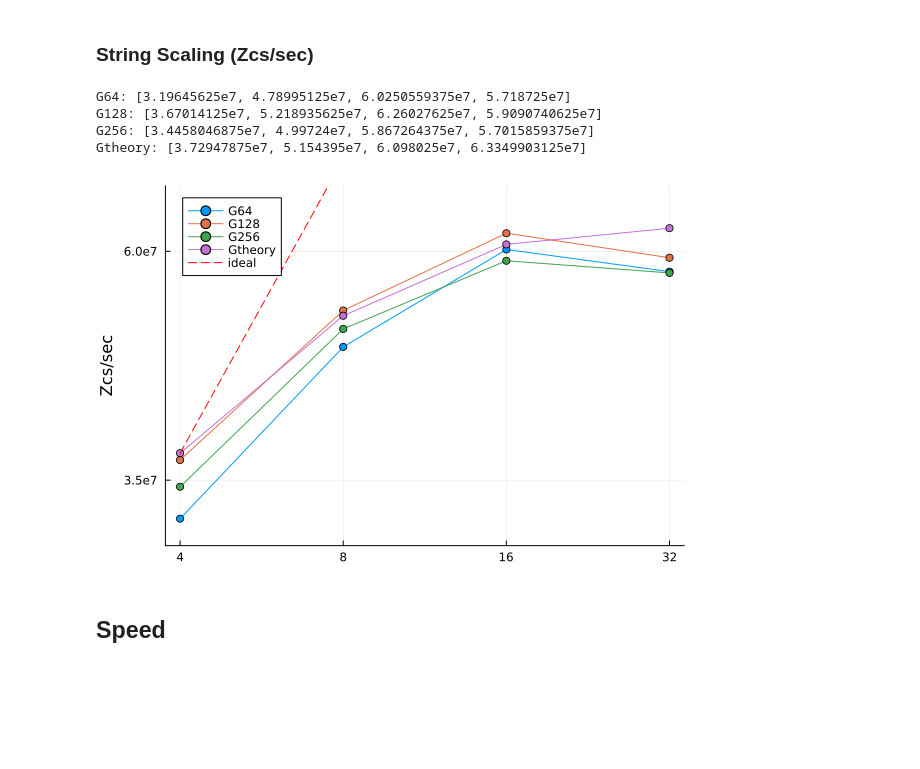
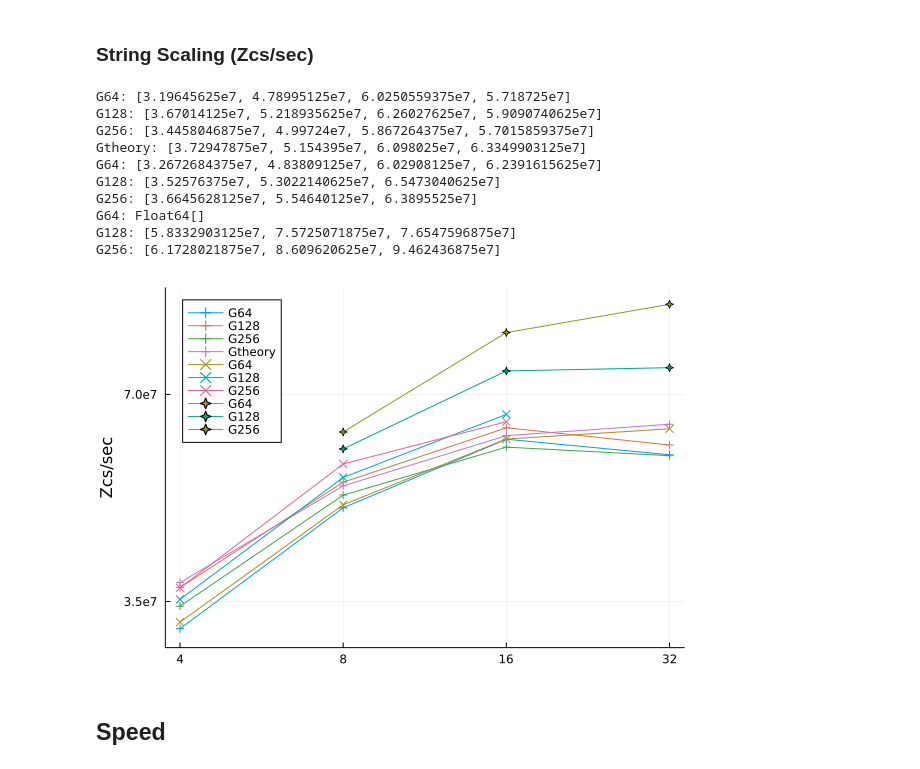
Before and after one commit to lwJi/ETK-Scaling-Tests, a Jupyter notebook: vista/ipynb/bbhDisk-Cowling.ipynb, the cells around one changed output. Cells and saved outputs as stored; diff of their text form; code cells hidden in the pictures; blank space fills up the shorter version.

```diff
--- a/vista/ipynb/bbhDisk-Cowling.ipynb
+++ b/vista/ipynb/bbhDisk-Cowling.ipynb
@@ -21,27 +33,27 @@ patt_dirss = [
 # %% [markdown]
 ### Strong Scaling (M/day)
 # %%
-let plt = plot(ylabel="M/day", xscale=:log10, yscale=:log10, xlim=(3, 38), ylim=(220, 460), legend=:topleft)
+let plt = plot(ylabel="M/day", xscale=:log10, yscale=:log10, xlim=(3, 38), ylim=(220, 500), legend=:topleft)
     xs = [4, 8, 16, 32]
     xticks!(plt, xs, [string(n) for n in xs])
-    ys = [250, 500]
+    ys = [240, 360, 480]
     yticks!(plt, ys, [string(n) for n in ys])
 
     # Process datasets
-    for (patterns, parent_dir) in patt_dirss
+    for (patterns, parent_dir, mark) in patt_dirss
         # Load averages for the given patterns and directory
         (dats, labs) = Misc.load_avgs(patterns, parent_dir; option="TotalComputeTime")
 
         # Iterate through the loaded datasets
         for (i, dat) in enumerate(dats)
-            plot!(plt, dat[1], dat[2], label=labs[i], marker=:circle)
+            plot!(plt, dat[1], dat[2], label=labs[i], marker=mark)
             println("$(labs[i]): ", dat[2])
         end
 
-        # Add the "ideal" reference plot
-        x_ref, y_ref = dats[end]  # choose the last dataset as the reference
-        ideal_y = y_ref[1] .* (x_ref ./ x_ref[1])  # compute the ideal scaling line
-        plot!(plt, x_ref, ideal_y; label="ideal", linestyle=:dash, color=:red)
+        ## Add the "ideal" reference plot
+        #x_ref, y_ref = dats[end]  # choose the last dataset as the reference
+        #ideal_y = y_ref[1] .* (x_ref ./ x_ref[1])  # compute the ideal scaling line
+        #plot!(plt, x_ref, ideal_y; label="ideal", linestyle=:dash, color=:red)
     end
     display(plt)
 end
@@ -54,36 +72,42 @@ Gtheory: [268.841604886095, 371.20334812115226, 440.344847360272, 456.6775090746
 # %% [markdown]
 ### String Scaling (Zcs/sec)
 # %%
-let plt = plot(ylabel="Zcs/sec", xscale=:log10, yscale=:log10, ylim=(3e7, 7e7))
+let plt = plot(ylabel="Zcs/sec", xscale=:log10, yscale=:log10, ylim=(3e7, 1e8))
     xs = [4, 8, 16, 32]
     xticks!(plt, xs, [string(n) for n in xs])
-    ys = [3.5e7, 6e7]
+    ys = [3.5e7, 7e7]
     yticks!(plt, ys, [string(n) for n in ys])
 
     # Process datasets
-    for (patterns, parent_dir) in patt_dirss
+    for (patterns, parent_dir, mark) in patt_dirss
         # Load averages for the given patterns and directory
         (dats, labs) = Misc.load_avgs(patterns, parent_dir; option="ZcsPerSecond")
 
         # Iterate through the loaded datasets
         for (i, dat) in enumerate(dats)
-            plot!(plt, dat[1], dat[2], label=labs[i], marker=:circle)
+            plot!(plt, dat[1], dat[2], label=labs[i], marker=mark)
             println("$(labs[i]): ", dat[2])
         end
 
-        # Add the "ideal" reference plot
-        x_ref, y_ref = dats[end]  # choose the last dataset as the reference
-        ideal_y = y_ref[1] .* (x_ref ./ x_ref[1])  # compute the ideal scaling line
-        plot!(plt, x_ref, ideal_y; label="ideal", linestyle=:dash, color=:red)
+        ## Add the "ideal" reference plot
+        #x_ref, y_ref = dats[end]  # choose the last dataset as the reference
+        #ideal_y = y_ref[1] .* (x_ref ./ x_ref[1])  # compute the ideal scaling line
+        #plot!(plt, x_ref, ideal_y; label="ideal", linestyle=:dash, color=:red)
     end
     display(plt)
 end
 # %% [output]
 G64: [3.19645625e7, 4.78995125e7, 6.0250559375e7, 5.718725e7]
 G128: [3.67014125e7, 5.218935625e7, 6.26027625e7, 5.9090740625e7]
 G256: [3.4458046875e7, 4.99724e7, 5.867264375e7, 5.7015859375e7]
 Gtheory: [3.72947875e7, 5.154395e7, 6.098025e7, 6.3349903125e7]
+G64: [3.2672684375e7, 4.83809125e7, 6.02908125e7, 6.2391615625e7]
+G128: [3.52576375e7, 5.3022140625e7, 6.5473040625e7]
+G256: [3.6645628125e7, 5.54640125e7, 6.3895525e7]
+G64: Float64[]
+G128: [5.8332903125e7, 7.5725071875e7, 7.6547596875e7]
+G256: [6.1728021875e7, 8.609620625e7, 9.462436875e7]
-[figure, old version]
+[figure, new version]
 # %% [markdown]
 ## Speed
 # %%
```
Also changed, not shown: parts of 2 cells of this notebook.
